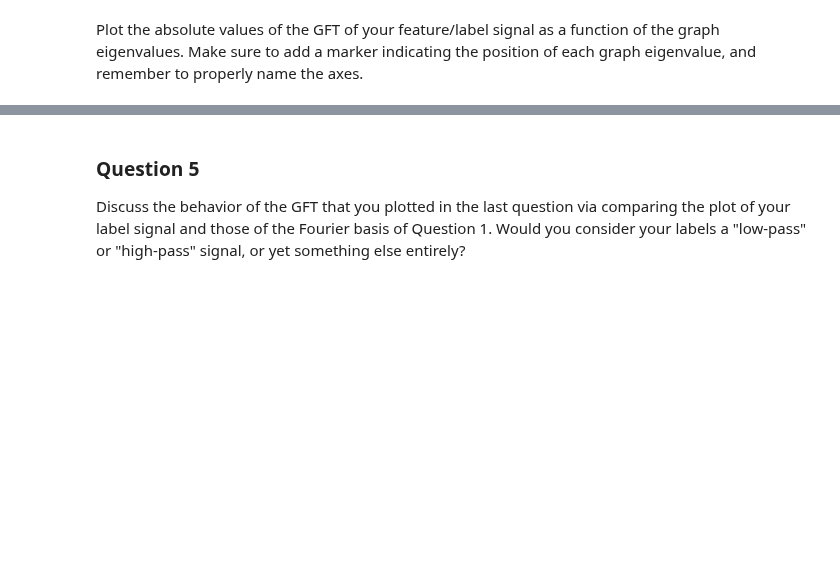
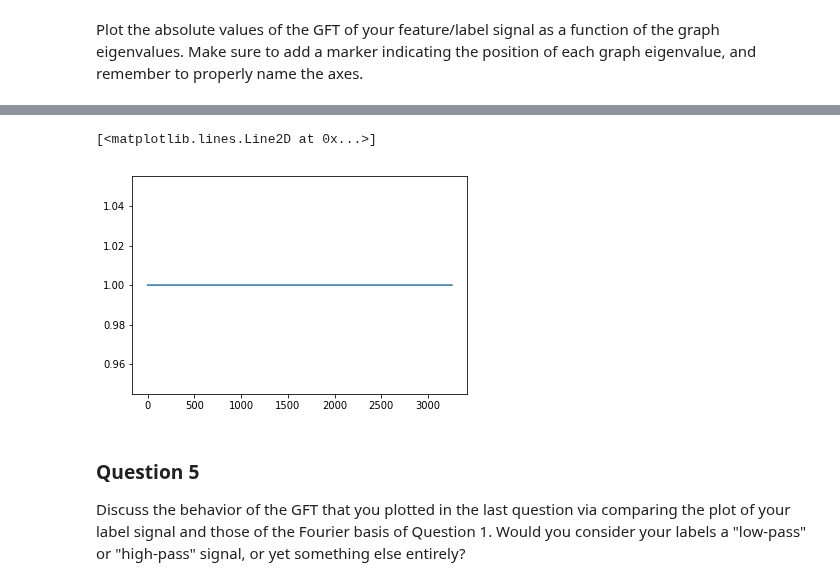
Before and after one commit to ownzonefeng/ntds_groupwork, a Jupyter notebook: Milestone4/4_graph_signal_processing.ipynb, the cells around one changed output, grey strips where cells are left out. Saved outputs shown, nothing was run; the diff lists cells and outputs as text; code cells hidden in the pictures; blank space fills up the shorter version.

```diff
--- a/Milestone4/4_graph_signal_processing.ipynb
+++ b/Milestone4/4_graph_signal_processing.ipynb
@@ -146,3 +180,9 @@ Plot the absolute values of the GFT of your feature/label signal as a function o
+# %%
+iGFT_x = iGFT(GFT_x)
+plt.plot(np.round(iGFT_x,3))
+# %% [output]
+[<matplotlib.lines.Line2D at 0x...>]
+[figure, added]
 # %% [markdown]
 ### Question 5
 
```
Also changed, not shown: parts of 20 cells of this notebook, 4 other files.
